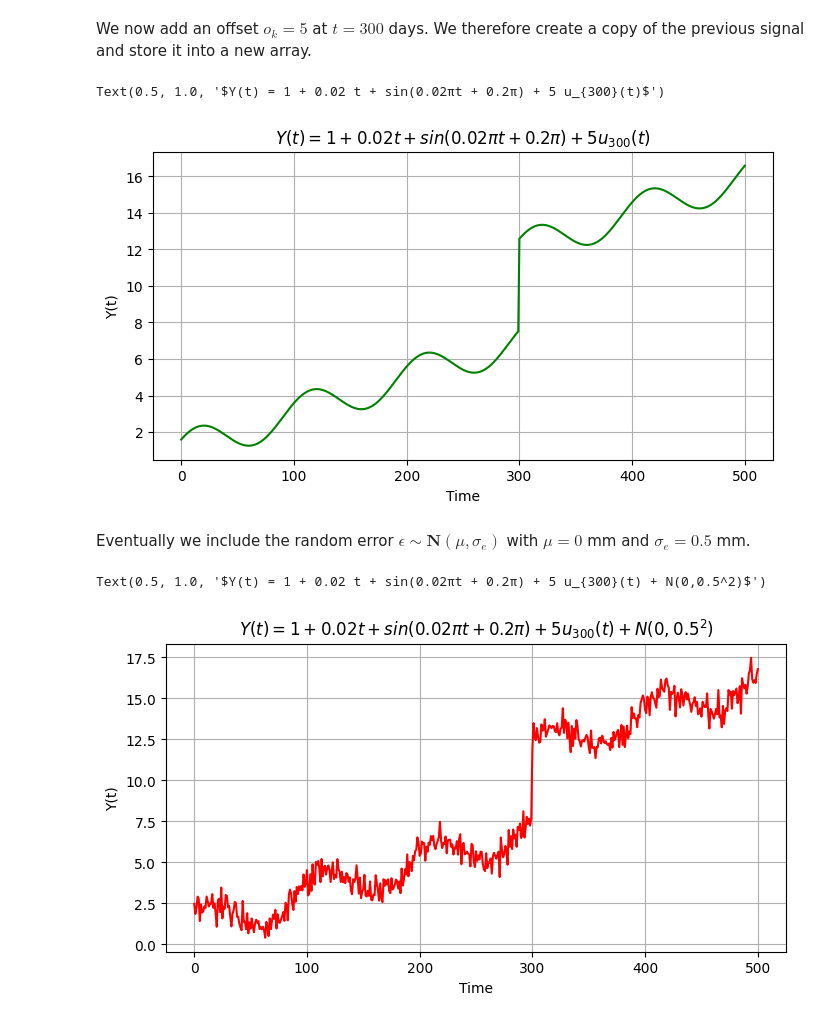
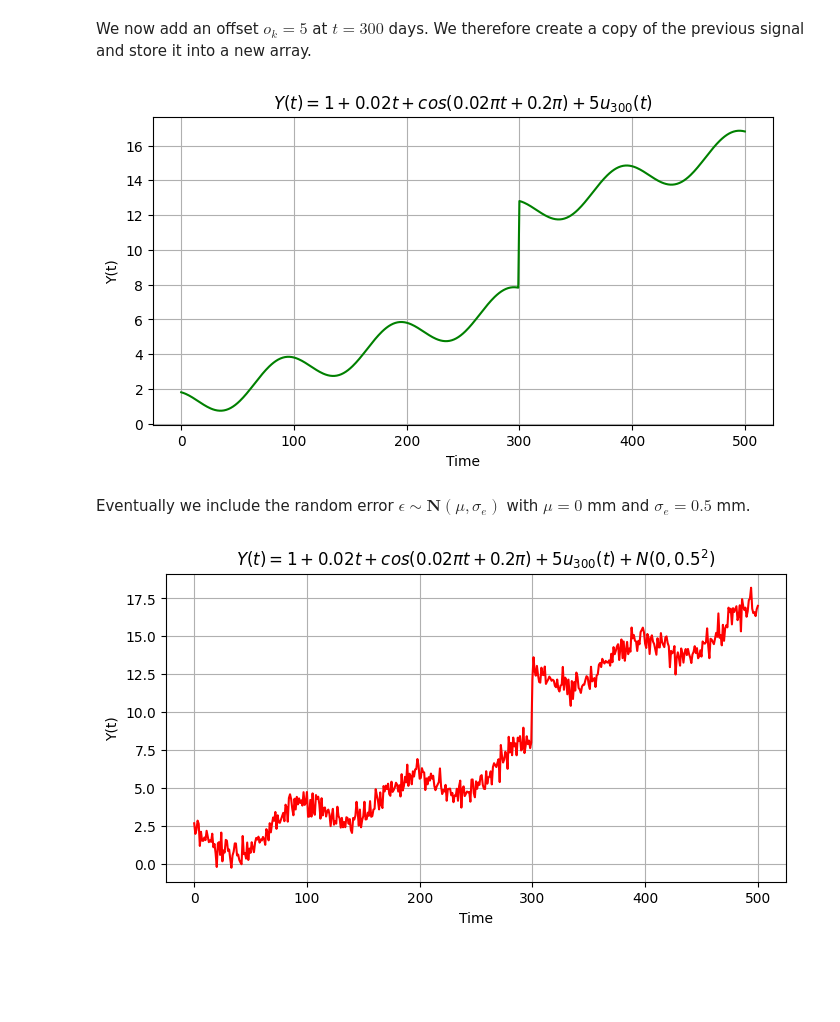
Before and after one commit to TeachBooks/mirror_mude_book, a Jupyter notebook: book/time_series/exercise1.ipynb, the cells around one changed output. Cells and saved outputs as stored; diff of their text form; code cells hidden in the pictures; blank space fills up the shorter version.

```diff
--- a/book/time_series/exercise1.ipynb
+++ b/book/time_series/exercise1.ipynb
@@ -51,13 +51,13 @@ We then introduce seasonality to the data with a sine signal $s(t)=A sin(\omega
 # %%
-omega = 2 * np.pi/100
+omega_0 = 2 * np.pi/100
 A = 1
 phi_0 = 0.2*np.pi
-y2 = y1 + A*np.sin(omega * time + phi_0)
+y2 = y1 + A*np.cos(omega_0 * time + phi_0)
 
 plt.figure(figsize=(8,4))
 plt.grid()
 plt.plot(time, y2, color='blue')
 plt.ylabel('Y(t)')
 plt.xlabel('Time (day)')
-plt.title('$Y(t) = 1 + 0.02 t + sin(0.02πt + 0.2π)$');
+plt.title('$Y(t) = 1 + 0.02 t + cos(0.02πt + 0.2π)$');
 # %% [output]
@@ -76,24 +75,22 @@ plt.grid()
 plt.plot(time, y3, color='g')
 plt.ylabel('Y(t)')
 plt.xlabel('Time')
-plt.title('$Y(t) = 1 + 0.02 t + sin(0.02πt + 0.2π) + 5 u_{300}(t)$');
+plt.title('$Y(t) = 1 + 0.02 t + cos(0.02πt + 0.2π) + 5 u_{300}(t)$');
 # %% [output]
-Text(0.5, 1.0, '$Y(t) = 1 + 0.02 t + sin(0.02πt + 0.2π) + 5 u_{300}(t)$')
-[figure, old version]
+[figure, new version]
 # %% [markdown]
 Eventually we include the random error $\epsilon \sim \textbf{N}(\mu, \sigma_e)$ with $\mu=0$ mm and $\sigma_e=0.5$ mm.
 # %%
 mean = 0
 sigma = 0.5
 et = np.random.normal(loc = mean, scale = sigma, size = m)
 y4 = y3 + et
 
 plt.figure(figsize=(8,4))
 plt.grid()
 plt.plot(time, y4, color='red')
 plt.ylabel('Y(t)')
 plt.xlabel('Time')
-plt.title('$Y(t) = 1 + 0.02 t + sin(0.02πt + 0.2π) + 5 u_{300}(t) + N(0,0.5^2)$');
+plt.title('$Y(t) = 1 + 0.02 t + cos(0.02πt + 0.2π) + 5 u_{300}(t) + N(0,0.5^2)$');
 # %% [output]
-Text(0.5, 1.0, '$Y(t) = 1 + 0.02 t + sin(0.02πt + 0.2π) + 5 u_{300}(t) + N(0,0.5^2)$')
-[figure, old version]
+[figure, new version]
```
Also changed, not shown: parts of 3 cells of this notebook, 6 other files.
